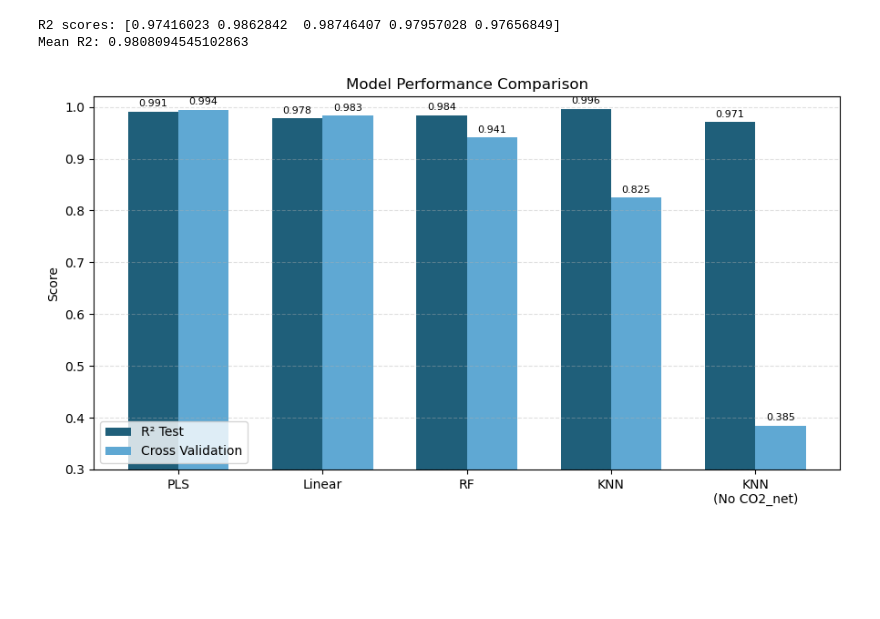
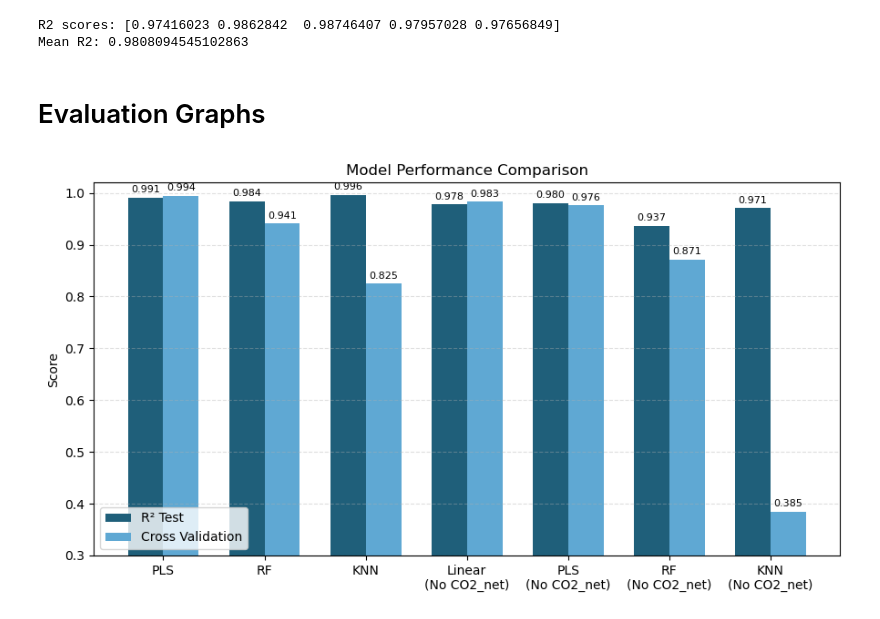
Before and after one commit to 2022171/FinalProject_2022171CarlosAmbrosio, a Jupyter notebook: FinalProject_CapstoneProject_Carlos2022171.ipynb, the cells around one changed output. Cells and saved outputs as stored; diff of their text form; code cells hidden in the pictures; blank space fills up the shorter version.

Commit message:
Created a graph to compared the models
-used a simple graph to compare the model evaluation

```diff
--- a/FinalProject_CapstoneProject_Carlos2022171.ipynb
+++ b/FinalProject_CapstoneProject_Carlos2022171.ipynb
@@ -2075,6 +2130,51 @@ print("Mean R2:", scores.mean())
 # %% [output]
 R2 scores: [0.97416023 0.9862842  0.98746407 0.97957028 0.97656849]
 Mean R2: 0.9808094545102863
+# %% [markdown]
+# Evaluation Graphs
 # %%
+models = ["PLS", "RF", "KNN", "Linear\n(No CO2_net)", "PLS\n(No CO2_net)", "RF\n(No CO2_net)", "KNN\n(No CO2_net)"]
+
+r2_test = [0.991, 0.984, 0.996, 0.978, 0.980, 0.937, 0.971]
+cv_scores = [0.994, 0.941, 0.825, 0.983, 0.976, 0.871, 0.385]
+
+x = np.arange(len(models))
+width = 0.35
+
+plt.figure(figsize=(9,5))
+
+plt.bar(x - width/2, r2_test, width,
+        label="R² Test", color="#1f5f7a")
+
+plt.bar(x + width/2, cv_scores, width,
+        label="Cross Validation", color="#5fa8d3")
+
+plt.xticks(x, models)
+
+plt.ylim(0.3, 1.02)
+
+plt.ylabel("Score")
+plt.title("Model Performance Comparison")
+
+for i, v in enumerate(r2_test):
+    plt.text(x[i] - width/2, v + 0.01, f"{v:.3f}",
+             ha='center', fontsize=8)
+
+for i, v in enumerate(cv_scores):
+    plt.text(x[i] + width/2, v + 0.01, f"{v:.3f}",
+             ha='center', fontsize=8)
+
+plt.legend(loc='lower left')
+
+plt.grid(axis='y', linestyle='--', alpha=0.4)
+
+plt.tight_layout()
+
+plt.savefig("graphs.png",
+            dpi=300,
+            bbox_inches="tight")
+
+
+plt.show()
 # %% [output]
-[figure, old version]
+[figure, new version]
```
Also changed, not shown: parts of 19 cells of this notebook, 2 other files.
